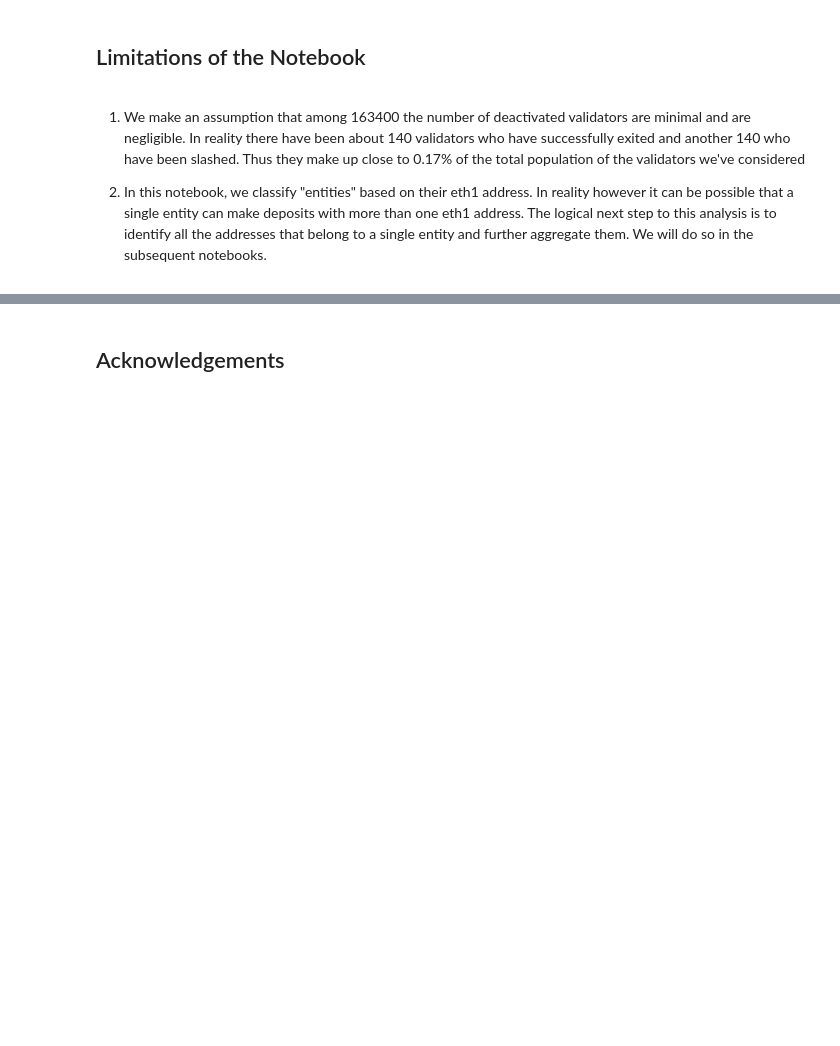
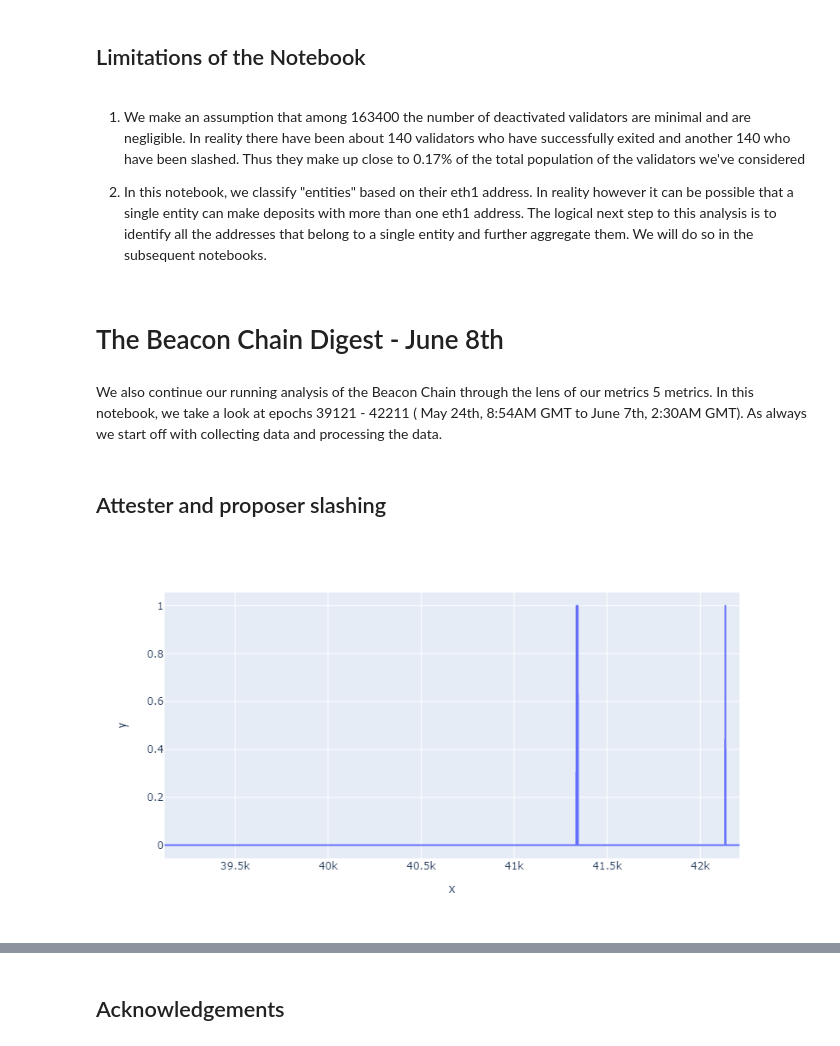
Before and after one commit to SHSR2001/beacondigest, a Jupyter notebook: notebooks/2021/06/07/oceanic.ipynb, the cells around one changed output, grey strips where cells are left out. Drawn from its saved outputs; the diff is of its cells as text; code cells hidden in the pictures; blank space fills up the shorter version.

```diff
--- a/notebooks/2021/06/07/oceanic.ipynb
+++ b/notebooks/2021/06/07/oceanic.ipynb
@@ -196,3 +196,40 @@ Hence, the results clearly reveal that the higher the resource, the higher the v
 1) We make an assumption that among 163400 the number of deactivated validators are minimal and are negligible. In reality there have been about 140 validators who have successfully exited and another 140 who have been slashed. Thus they make up close to 0.17% of the total population of the validators we've considered
 
 2) In this notebook, we classify "entities" based on their eth1 address. In reality however it can be possible that a single entity can make deposits with more than one eth1 address. The logical next step to this analysis is to identify all the addresses that belong to a single entity and further aggregate them. We will do so in the subsequent notebooks.
+# %% [markdown]
+# The Beacon Chain Digest - June 8th
+# %% [markdown]
+We also continue our running analysis of the Beacon Chain through the lens of our metrics 5 metrics. In this notebook, we take a look at epochs 39121 - 42211 ( May 24th, 8:54AM GMT to June 7th, 2:30AM GMT). As always we start off with collecting data and processing the data.
+# %%
+df1 = pd.read_csv('attestor_slashing.csv', header= None, names = ["epoch","attestor_slashing"])
+df2 = pd.read_csv('proposer_slashing.csv', header= None, names = ["epoch","proposer_slashing"])
+df3 = pd.read_csv('proposed_block_count.csv', header= None, names = ["epoch","block_count"])
+df4 = pd.read_csv('global_participation_rate.csv', header= None, names = ["epoch","participation_rate"])
+df5 = pd.read_csv('exit_counts.csv', header= None, names = ["epoch","exit_count"])
+df6 = pd.read_csv('deposits.csv', header= None, names = ["epoch","deposits"])
+
+nan_value = float("NaN")
+
+df1.replace("", nan_value, inplace=True)
+df1.dropna(subset = ["epoch"], inplace=True)
+
+df2.replace("", nan_value, inplace=True)
+df2.dropna(subset = ["epoch"], inplace=True)
+
+df3.replace("", nan_value, inplace=True)
+df3.dropna(subset = ["epoch"], inplace=True)
+
+df4.replace("", nan_value, inplace=True)
+df4.dropna(subset = ["epoch"], inplace=True)
+
+df5.replace("", nan_value, inplace=True)
+df5.dropna(subset = ["epoch"], inplace=True)
+
+df6.replace("", nan_value, inplace=True)
+df6.dropna(subset = ["epoch"], inplace=True)
+# %% [markdown]
+## Attester and proposer slashing
+# %%
+px.line(x=df1['epoch'], y=df1['attestor_slashing'])
+# %% [output]
+[figure, added]
```
Also changed, not shown: parts of 16 cells of this notebook, 1 other file.
